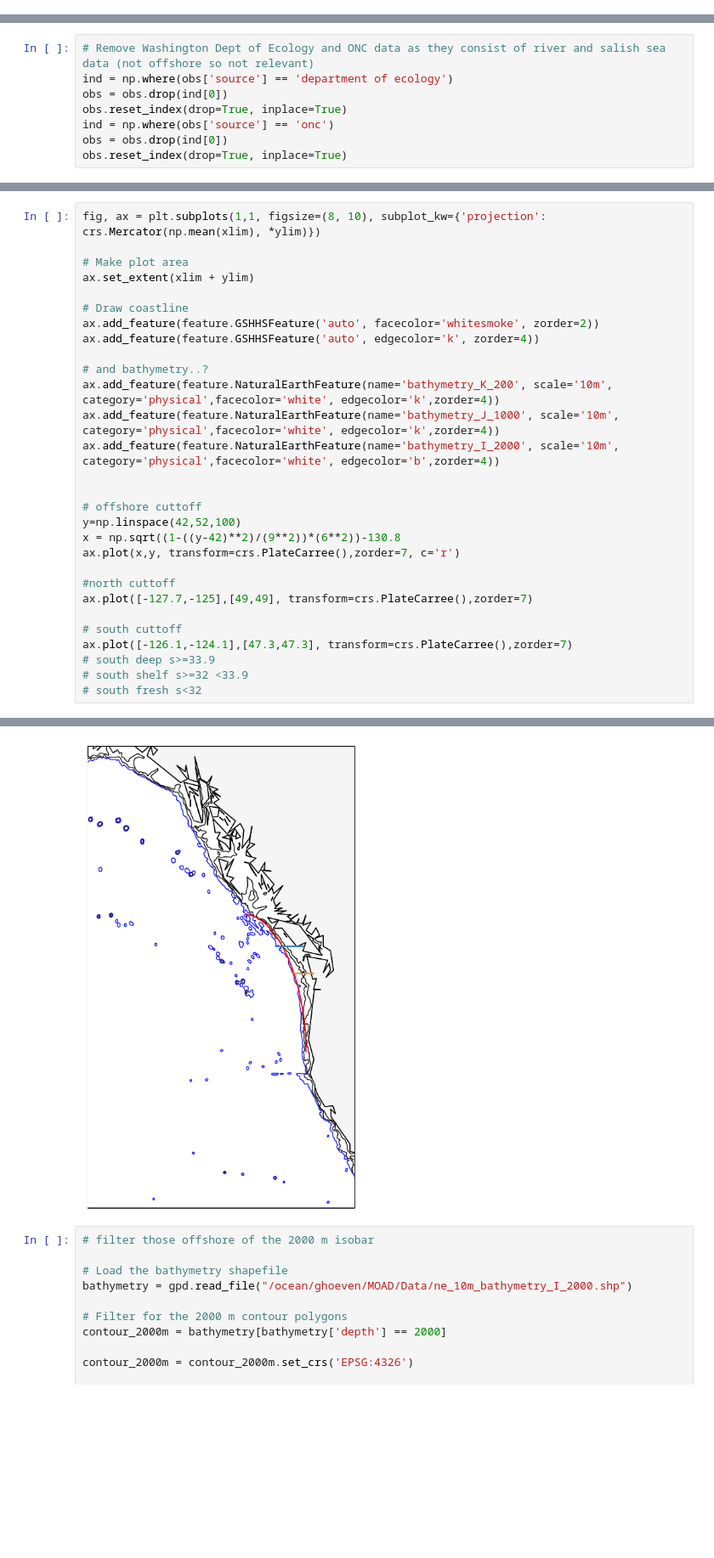
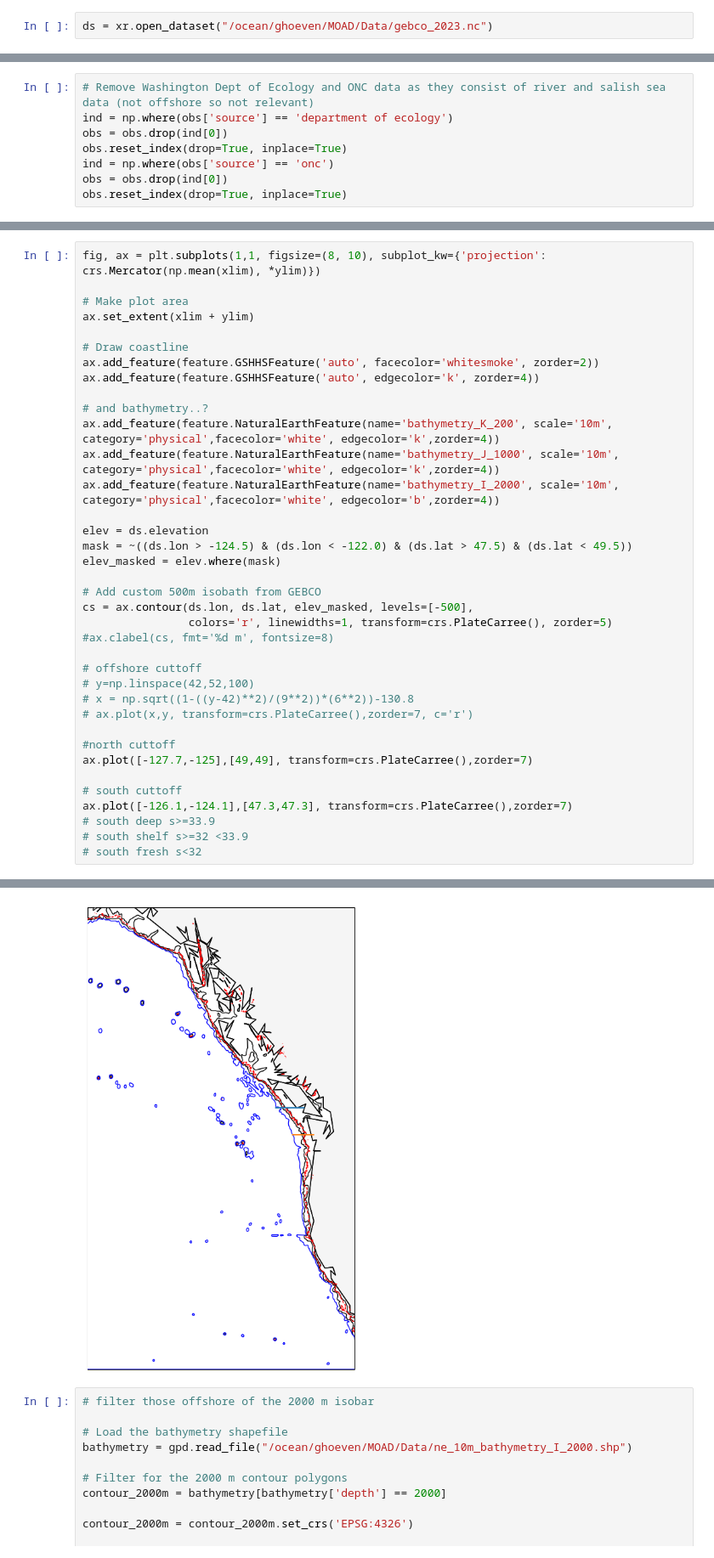
Before and after one commit to SalishSeaCast/analysis-griffon, a Jupyter notebook: notebooks/DefiningCurrentRegions.ipynb, the cells around one changed output, grey strips where cells are left out. Shown at 85% size. Drawn from its saved outputs; the diff is of its cells as text; blank space fills up the shorter version.

```diff
--- a/notebooks/DefiningCurrentRegions.ipynb
+++ b/notebooks/DefiningCurrentRegions.ipynb
@@ -12,6 +14,8 @@ from cartopy.mpl.gridliner import LONGITUDE_FORMATTER, LATITUDE_FORMATTER
 from shapely.geometry import Point
 
 IOPATH = '/ocean/ghoeven/MOAD/Data/PNW_obs_compiled.csv'
+# %%
+ds = xr.open_dataset("/ocean/ghoeven/MOAD/Data/gebco_2023.nc")
 # %%
 obs = pd.read_csv(IOPATH)
 obs['current'] = np.nan
@@ -87,35 +91,43 @@ NHL
 # %%
 fig, ax = plt.subplots(1,1, figsize=(8, 10), subplot_kw={'projection': crs.Mercator(np.mean(xlim), *ylim)})
 
 # Make plot area
 ax.set_extent(xlim + ylim)
 
 # Draw coastline
 ax.add_feature(feature.GSHHSFeature('auto', facecolor='whitesmoke', zorder=2))
 ax.add_feature(feature.GSHHSFeature('auto', edgecolor='k', zorder=4))
 
 # and bathymetry..?
 ax.add_feature(feature.NaturalEarthFeature(name='bathymetry_K_200', scale='10m', category='physical',facecolor='white', edgecolor='k',zorder=4))
 ax.add_feature(feature.NaturalEarthFeature(name='bathymetry_J_1000', scale='10m', category='physical',facecolor='white', edgecolor='k',zorder=4))
 ax.add_feature(feature.NaturalEarthFeature(name='bathymetry_I_2000', scale='10m', category='physical',facecolor='white', edgecolor='b',zorder=4))
 
+elev = ds.elevation
+mask = ~((ds.lon > -124.5) & (ds.lon < -122.0) & (ds.lat > 47.5) & (ds.lat < 49.5))
+elev_masked = elev.where(mask)
+
+# Add custom 500m isobath from GEBCO
+cs = ax.contour(ds.lon, ds.lat, elev_masked, levels=[-500],
+                colors='r', linewidths=1, transform=crs.PlateCarree(), zorder=5)
+#ax.clabel(cs, fmt='%d m', fontsize=8)
 
 # offshore cuttoff
-y=np.linspace(42,52,100)
-x = np.sqrt((1-((y-42)**2)/(9**2))*(6**2))-130.8
-ax.plot(x,y, transform=crs.PlateCarree(),zorder=7, c='r')
+# y=np.linspace(42,52,100)
+# x = np.sqrt((1-((y-42)**2)/(9**2))*(6**2))-130.8
+# ax.plot(x,y, transform=crs.PlateCarree(),zorder=7, c='r')
 
 #north cuttoff
 ax.plot([-127.7,-125],[49,49], transform=crs.PlateCarree(),zorder=7)
 
 # south cuttoff
 ax.plot([-126.1,-124.1],[47.3,47.3], transform=crs.PlateCarree(),zorder=7)
 # south deep s>=33.9
 # south shelf s>=32 <33.9
 # south fresh s<32
 # %% [output]
 [<matplotlib.lines.Line2D at 0x...>]
-[figure, old version]
+[figure, new version]
 # %%
 # filter those offshore of the 2000 m isobar
 
```
Also changed, not shown: parts of 10 cells of this notebook, 22 other files.
